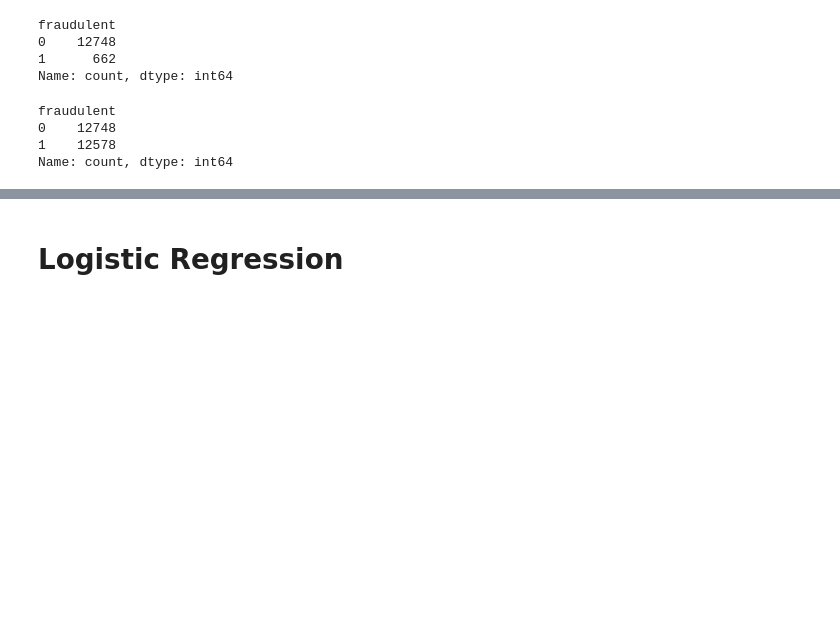
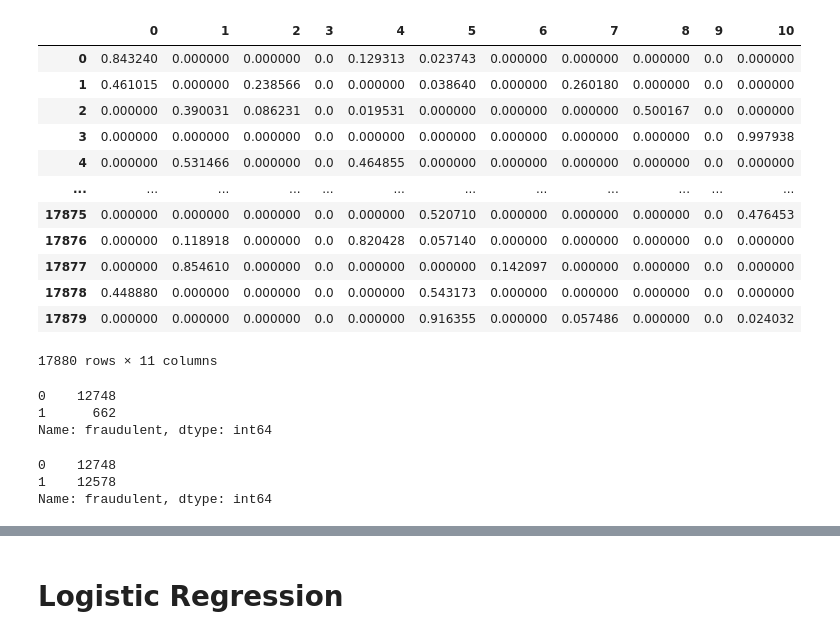
Before and after one commit to thaoyuh/Research_Hackathon, a Jupyter notebook: ML with final features.ipynb, the cells around one changed output, grey strips where cells are left out. Drawn from its saved outputs; the diff is of its cells as text; code cells hidden in the pictures; blank space fills up the shorter version.

```diff
--- a/ML with final features.ipynb
+++ b/ML with final features.ipynb
@@ -10,0 +26,18 @@ df_all = pd.concat([df_selected,df_lda],axis = 1)
+# %%
+df_lda = df_lda.drop(['Unnamed: 0'], axis=1)
+# %%
+df_lda
+# %% [output]
+|  | 0 | 1 | 2 | 3 | 4 | 5 | 6 | 7 | 8 | 9 | 10 |
+| 0 | 0.843240 | 0.000000 | 0.000000 | 0.0 | 0.129313 | 0.023743 | 0.000000 | 0.000000 | 0.000000 | 0.0 | 0.000000 |
+| 1 | 0.461015 | 0.000000 | 0.238566 | 0.0 | 0.000000 | 0.038640 | 0.000000 | 0.260180 | 0.000000 | 0.0 | 0.000000 |
+| 2 | 0.000000 | 0.390031 | 0.086231 | 0.0 | 0.019531 | 0.000000 | 0.000000 | 0.000000 | 0.500167 | 0.0 | 0.000000 |
+| 3 | 0.000000 | 0.000000 | 0.000000 | 0.0 | 0.000000 | 0.000000 | 0.000000 | 0.000000 | 0.000000 | 0.0 | 0.997938 |
+| 4 | 0.000000 | 0.531466 | 0.000000 | 0.0 | 0.464855 | 0.000000 | 0.000000 | 0.000000 | 0.000000 | 0.0 | 0.000000 |
+| ... | ... | ... | ... | ... | ... | ... | ... | ... | ... | ... | ... |
+| 17875 | 0.000000 | 0.000000 | 0.000000 | 0.0 | 0.000000 | 0.520710 | 0.000000 | 0.000000 | 0.000000 | 0.0 | 0.476453 |
+| 17876 | 0.000000 | 0.118918 | 0.000000 | 0.0 | 0.820428 | 0.057140 | 0.000000 | 0.000000 | 0.000000 | 0.0 | 0.000000 |
+| 17877 | 0.000000 | 0.854610 | 0.000000 | 0.0 | 0.000000 | 0.000000 | 0.142097 | 0.000000 | 0.000000 | 0.0 | 0.000000 |
+| 17878 | 0.448880 | 0.000000 | 0.000000 | 0.0 | 0.000000 | 0.543173 | 0.000000 | 0.000000 | 0.000000 | 0.0 | 0.000000 |
+| 17879 | 0.000000 | 0.000000 | 0.000000 | 0.0 | 0.000000 | 0.916355 | 0.000000 | 0.057486 | 0.000000 | 0.0 | 0.024032 |
+17880 rows × 11 columns
@@ -27,10 +62,9 @@ df_test = df_all.drop(df_train.index)
 
 df_train['fraudulent'].value_counts()
 # %% [output]
-fraudulent
 0    12748
 1      662
-Name: count, dtype: int64
+Name: fraudulent, dtype: int64
 # %%
 # oversample the training set to tackle the imbalance
 def over_sample(data):
@@ -49,8 +83,7 @@ def over_sample(data):
 df_train_bal = over_sample(df_train)
 df_train_bal['fraudulent'].value_counts()
 # %% [output]
-fraudulent
 0    12748
 1    12578
-Name: count, dtype: int64
+Name: fraudulent, dtype: int64
 # %%
```
Also changed, not shown: parts of 12 cells of this notebook.
